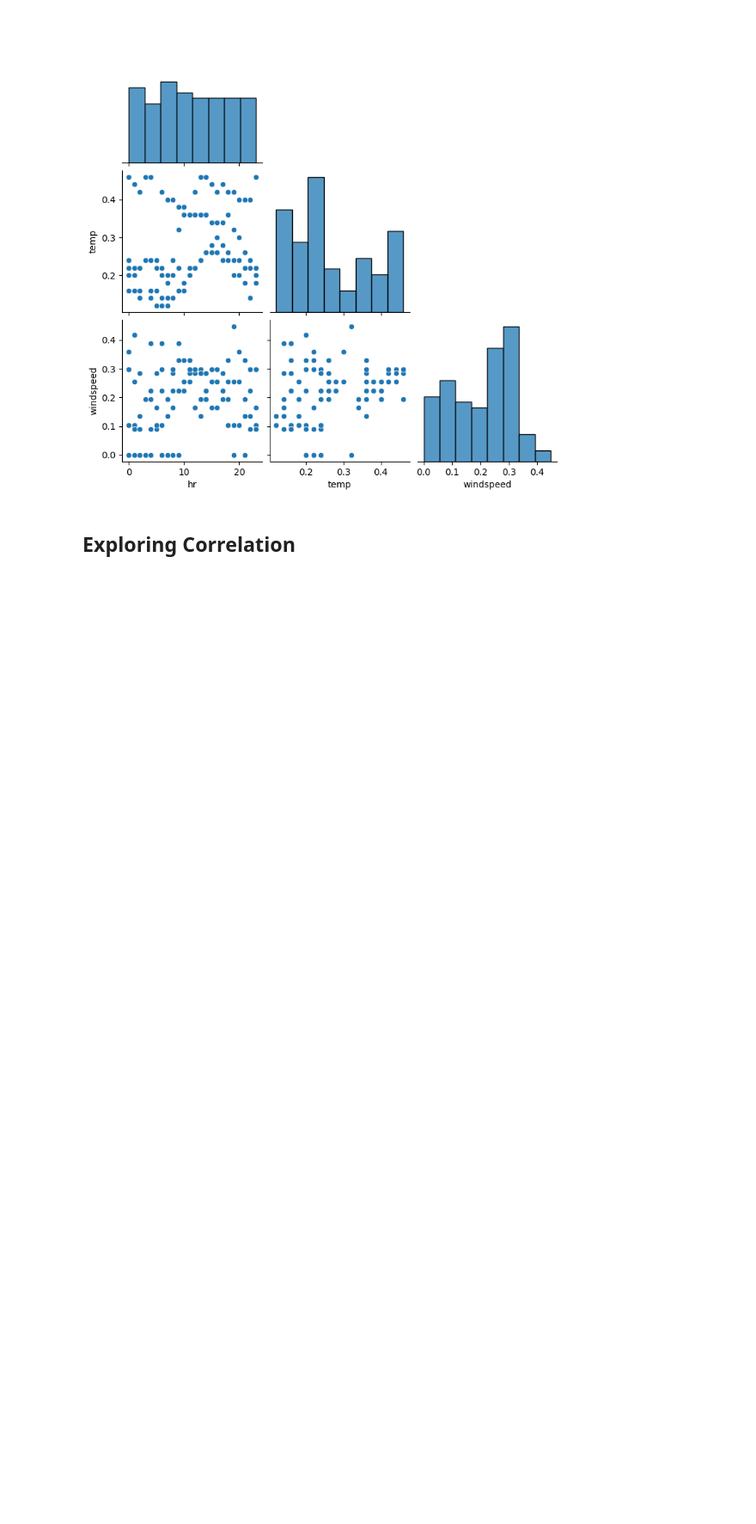
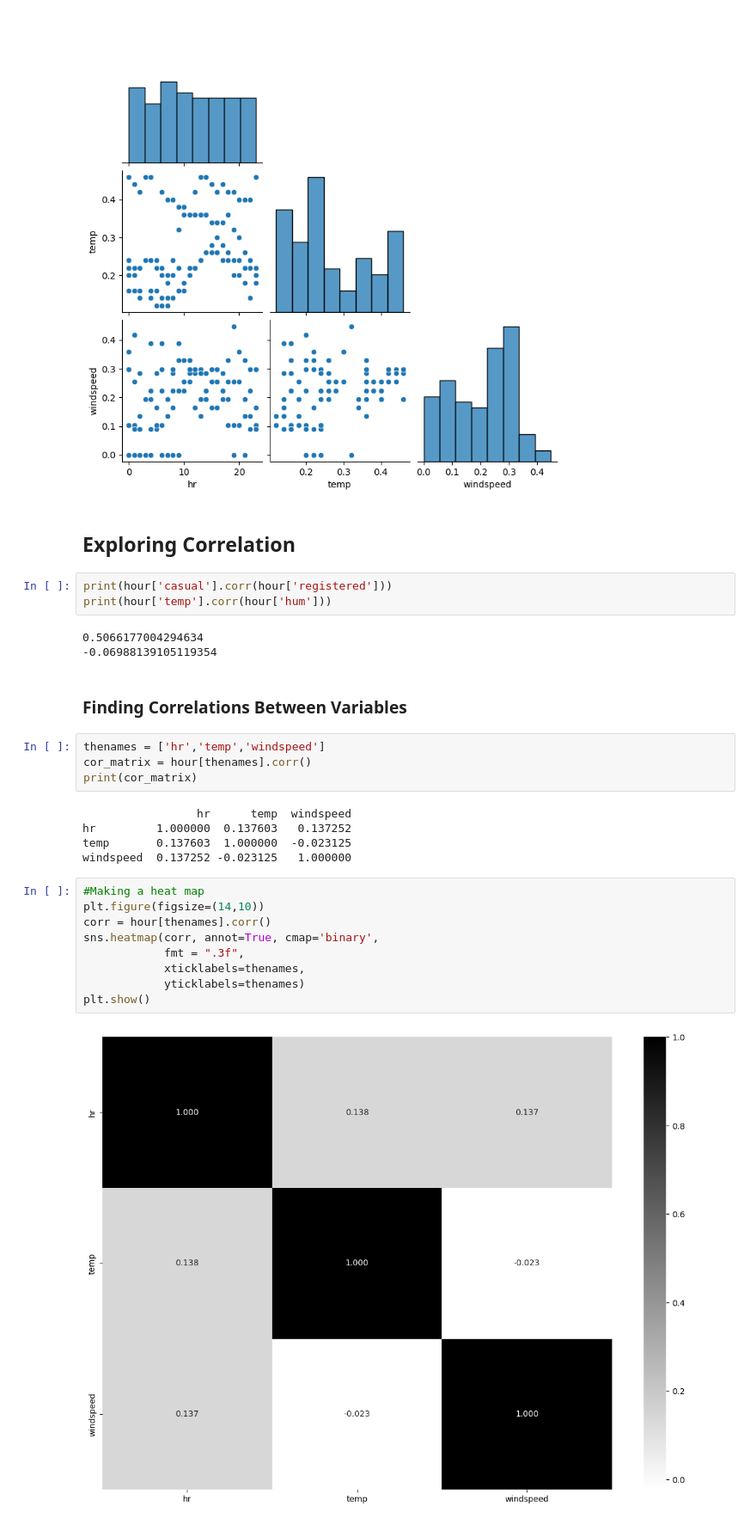
Before and after one commit to brieng314/DiveIntoDS, a Jupyter notebook: dive_into_DS.ipynb, the cells around one changed output. Shown at 86% size. Drawn from its saved outputs; the diff is of its cells as text; blank space fills up the shorter version.

```diff
--- a/dive_into_DS.ipynb
+++ b/dive_into_DS.ipynb
@@ -207,3 +207,31 @@ plt.show()
 [figure]
 # %% [markdown]
 ## Exploring Correlation
+# %%
+print(hour['casual'].corr(hour['registered']))
+print(hour['temp'].corr(hour['hum']))
+# %% [output]
+0.5066177004294634
+-0.06988139105119354
+# %% [markdown]
+### Finding Correlations Between Variables
+# %%
+thenames = ['hr','temp','windspeed']
+cor_matrix = hour[thenames].corr()
+print(cor_matrix)
+# %% [output]
+                 hr      temp  windspeed
+hr         1.000000  0.137603   0.137252
+temp       0.137603  1.000000  -0.023125
+windspeed  0.137252 -0.023125   1.000000
+# %%
+#Making a heat map
+plt.figure(figsize=(14,10))
+corr = hour[thenames].corr()
+sns.heatmap(corr, annot=True, cmap='binary',
+            fmt = ".3f",
+            xticklabels=thenames,
+            yticklabels=thenames)
+plt.show()
+# %% [output]
+[figure, added]
```
Also changed, not shown: parts of 2 cells of this notebook.
